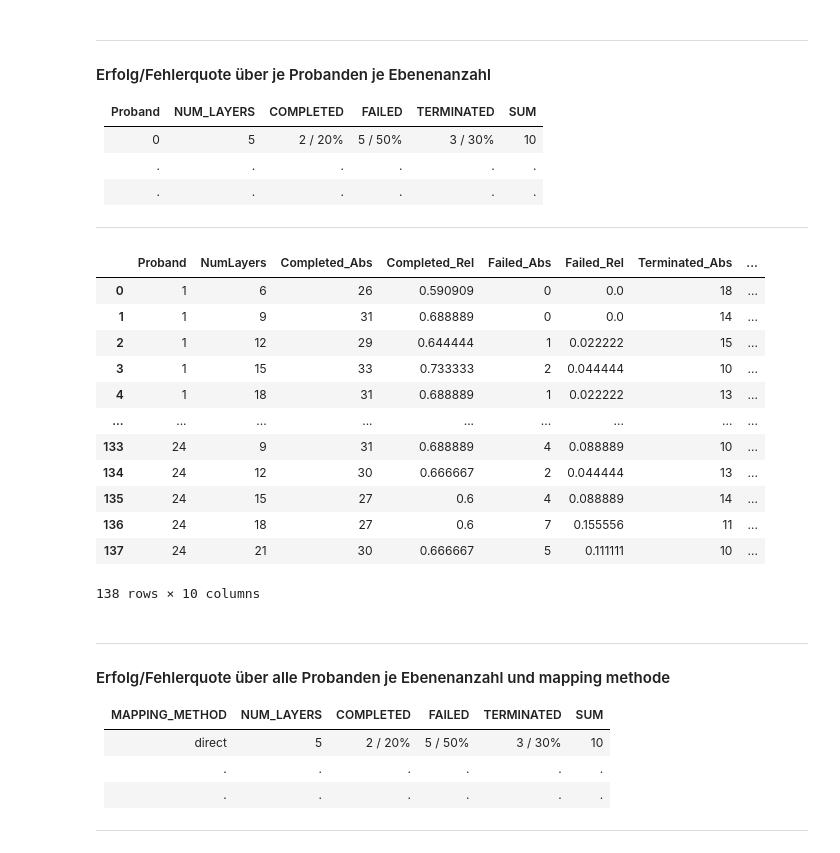
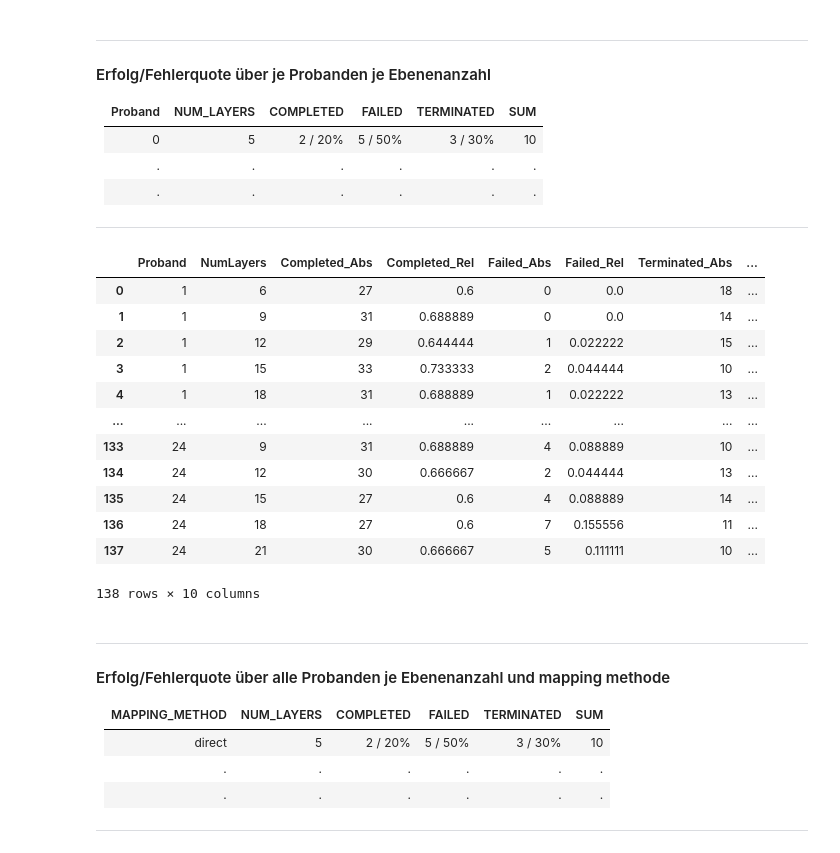
Before and after one commit to visualengineers/reflex-avi2022-results, a Jupyter notebook: code/zelasto study.ipynb, the cells around one changed output. Cells and saved outputs as stored; diff of their text form; code cells hidden in the pictures.

```diff
--- a/code/zelasto study.ipynb
+++ b/code/zelasto study.ipynb
@@ -509,8 +522,8 @@ pivot.to_csv(r'results_repeat.csv',sep= ";")
 | .              | .         | .       | .          | .   |
 ---
 # %%
-df_resultStat = pd.read_csv('results.csv', sep=";")
-df_resultStat = df_resultStat.iloc[1: , :]
+df_resultStat = pd.read_csv(rf'{export}results.csv', sep=";")
+# df_resultStat = df_resultStat.iloc[1: , :]
 
 cn_rates = ["NumLayers", "Completed_Abs", "Completed_Rel", "Failed_Abs", "Failed_Rel", "Terminated_Abs", "Terminated_Rel", "Sum"]
 df_rates = pd.DataFrame(columns = cn_rates)
@@ -552,6 +565,6 @@ df_rates["Sum_Rel"] = df_rates["Completed_Rel"] + df_rates["Failed_Rel"] + df_ra
 
 display(df_rates.sort_values(by="NumLayers", key=lambda col: col.astype(int)))
 
-df_rates.to_csv(r'rates_global_layers.csv', sep= ";")
+df_rates.to_csv(rf'{export}rates_global_layers.csv', sep= ";")
 # %% [output]
 |  | NumLayers | Completed_Abs | Completed_Rel | Failed_Abs | Failed_Rel | Terminated_Abs | Terminated_Rel | ... |
@@ -572,8 +585,8 @@ df_rates.to_csv(r'rates_global_layers.csv', sep= ";")
 | .           | .              | .         | .       | .          | .   |
 ---
 # %%
-df_resultStat = pd.read_csv('results.csv', sep=";")
-df_resultStat = df_resultStat.iloc[1: , :]
+df_resultStat = pd.read_csv(rf'{export}results.csv', sep=";")
+# df_resultStat = df_resultStat.iloc[1: , :]
 
 cn_rates = ["Proband", "NumLayers", "Completed_Abs", "Completed_Rel", "Failed_Abs", "Failed_Rel", "Terminated_Abs", "Terminated_Rel", "Sum"]
 df_rates = pd.DataFrame(columns = cn_rates)
@@ -591,35 +604,35 @@ for elem in groups:
 
 count = grouped["Result"].count()
 
 for index, value in count.items():
     rate = df_rates.loc[(df_rates["Proband"] == index[0]) & (df_rates["NumLayers"] == index[1])]
     r_index = rate.index
 
     if index[2] == " COMPLETED":
         compl_sum = int(rate["Completed_Abs"]) + value;
         df_rates.iat[r_index[0], 2] = compl_sum
 
     if index[2] == " FAILED":
         fail_sum = int(rate["Failed_Abs"]) + value;
         df_rates.iat[r_index[0], 4] = fail_sum
 
     if index[2] == " TERMINATED":
         term_sum = int(rate["Terminated_Abs"]) + value;
         df_rates.iat[r_index[0], 6] = term_sum
 
 df_rates["Sum"] = df_rates["Completed_Abs"] + df_rates["Failed_Abs"] + df_rates["Terminated_Abs"]
 df_rates["Completed_Rel"] = df_rates["Completed_Abs"] / df_rates["Sum"]
 df_rates["Failed_Rel"] = df_rates["Failed_Abs"] / df_rates["Sum"]
 df_rates["Terminated_Rel"] = df_rates["Terminated_Abs"] / df_rates["Sum"]
 
 df_rates["Sum_Rel"] = df_rates["Completed_Rel"] + df_rates["Failed_Rel"] + df_rates["Terminated_Rel"]
 
 display(df_rates.sort_values(by=["Proband", "NumLayers"], key=lambda col: col.astype(int)))
 
-df_rates.to_csv(r'rates_subject_layers.csv', sep= ";")
+df_rates.to_csv(rf'{export}rates_subject_layers.csv', sep= ";")
 # %% [output]
 |  | Proband | NumLayers | Completed_Abs | Completed_Rel | Failed_Abs | Failed_Rel | Terminated_Abs | ... |
-| 0 | 1 | 6 | 26 | 0.590909 | 0 | 0.0 | 18 | ... |
+| 0 | 1 | 6 | 27 | 0.6 | 0 | 0.0 | 18 | ... |
 | 1 | 1 | 9 | 31 | 0.688889 | 0 | 0.0 | 14 | ... |
 | 2 | 1 | 12 | 29 | 0.644444 | 1 | 0.022222 | 15 | ... |
 | 3 | 1 | 15 | 33 | 0.733333 | 2 | 0.044444 | 10 | ... |
```
Also changed, not shown: parts of 10 cells of this notebook, 19 other files.
